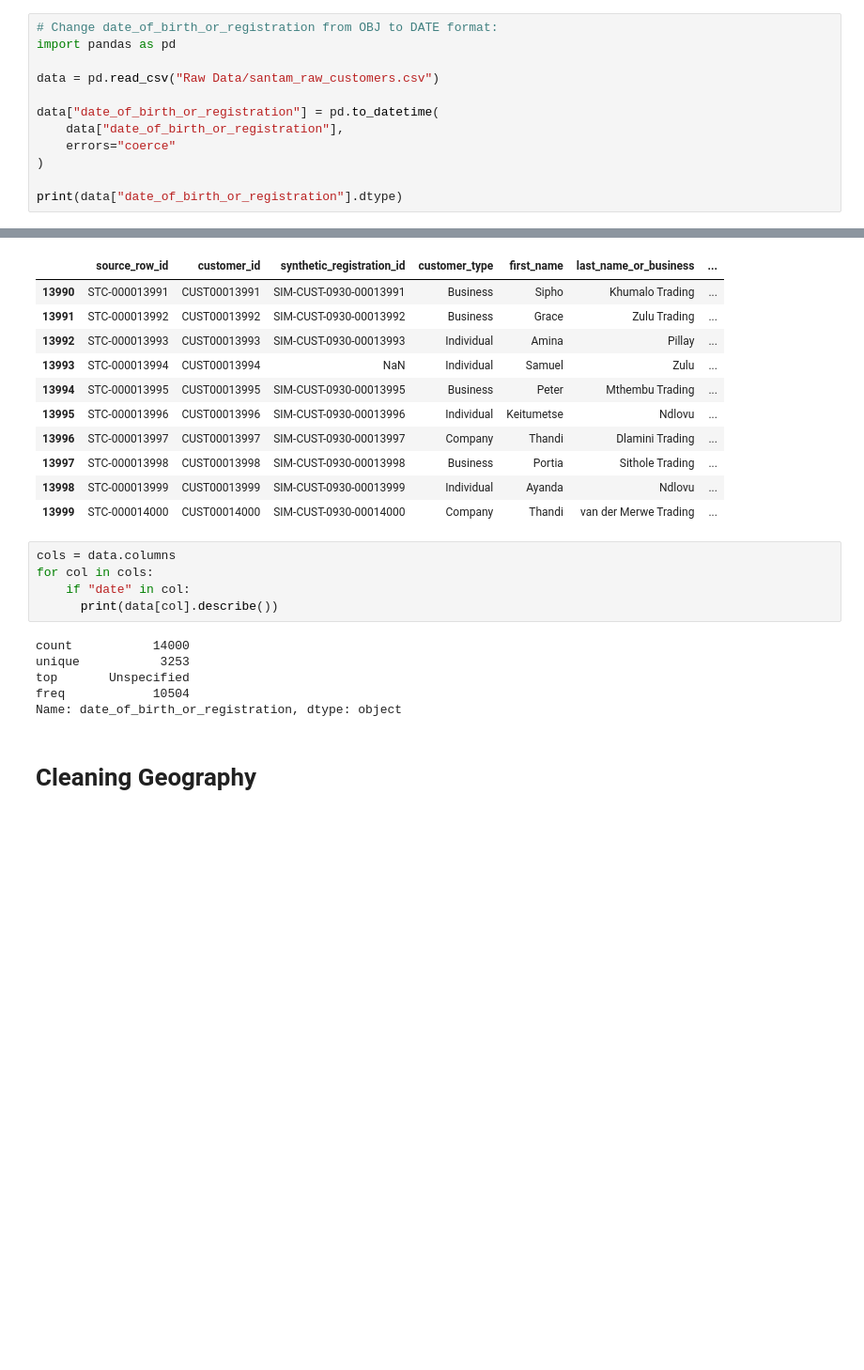
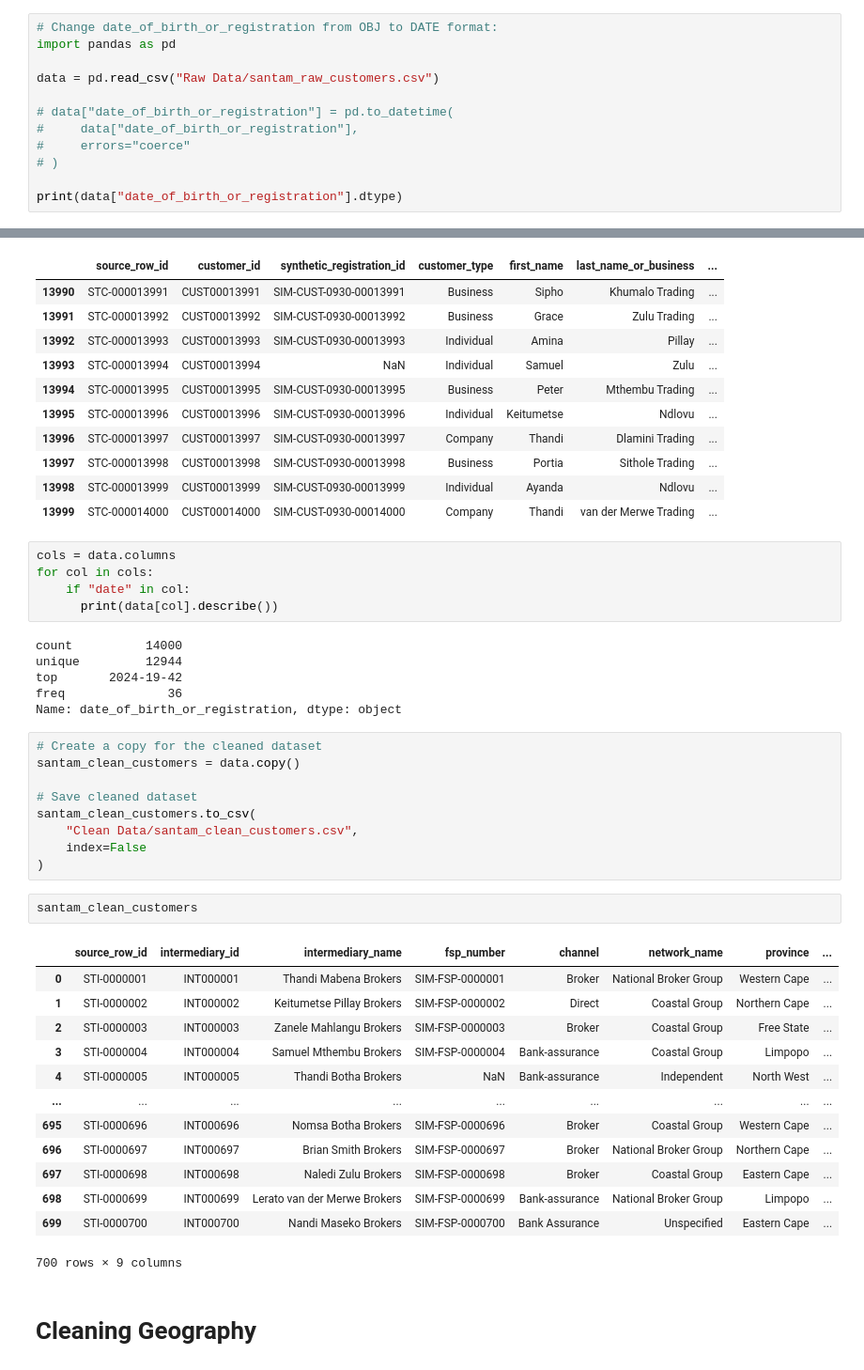
Before and after one commit to SumiK2001/https---github.com-SumiK2001-Santam-Final-Project, a Jupyter notebook: Untitled46.ipynb, the cells around one changed output, grey strips where cells are left out. Shown at 94% size. Drawn from its saved outputs; the diff is of its cells as text; blank space fills up the shorter version.

Commit message:
clean

```diff
--- a/Untitled46.ipynb
+++ b/Untitled46.ipynb
@@ -39,10 +39,10 @@ import pandas as pd
 
 data = pd.read_csv("Raw Data/santam_raw_customers.csv")
 
-data["date_of_birth_or_registration"] = pd.to_datetime(
-    data["date_of_birth_or_registration"],
-    errors="coerce"
-)
+# data["date_of_birth_or_registration"] = pd.to_datetime(
+#     data["date_of_birth_or_registration"],
+#     errors="coerce"
+# )
 
 print(data["date_of_birth_or_registration"].dtype)
 # %% [output]
@@ -132,11 +132,36 @@ for col in cols:
     if "date" in col:
       print(data[col].describe())
 # %% [output]
-count           14000
-unique           3253
-top       Unspecified
-freq            10504
+count          14000
+unique         12944
+top       2024-19-42
+freq              36
 Name: date_of_birth_or_registration, dtype: object
+# %%
+# Create a copy for the cleaned dataset
+santam_clean_customers = data.copy()
+
+# Save cleaned dataset
+santam_clean_customers.to_csv(
+    "Clean Data/santam_clean_customers.csv",
+    index=False
+)
+# %%
+santam_clean_customers
+# %% [output]
+|  | source_row_id | intermediary_id | intermediary_name | fsp_number | channel | network_name | province | ... |
+| 0 | STI-0000001 | INT000001 | Thandi Mabena Brokers | SIM-FSP-0000001 | Broker | National Broker Group | Western Cape | ... |
+| 1 | STI-0000002 | INT000002 | Keitumetse Pillay Brokers | SIM-FSP-0000002 | Direct | Coastal Group | Northern Cape | ... |
+| 2 | STI-0000003 | INT000003 | Zanele Mahlangu Brokers | SIM-FSP-0000003 | Broker | Coastal Group | Free State | ... |
+| 3 | STI-0000004 | INT000004 | Samuel Mthembu Brokers | SIM-FSP-0000004 | Bank-assurance | Coastal Group | Limpopo | ... |
+| 4 | STI-0000005 | INT000005 | Thandi Botha Brokers | NaN | Bank-assurance | Independent | North West | ... |
+| ... | ... | ... | ... | ... | ... | ... | ... | ... |
+| 695 | STI-0000696 | INT000696 | Nomsa Botha Brokers | SIM-FSP-0000696 | Broker | Coastal Group | Western Cape | ... |
+| 696 | STI-0000697 | INT000697 | Brian Smith Brokers | SIM-FSP-0000697 | Broker | National Broker Group | Northern Cape | ... |
+| 697 | STI-0000698 | INT000698 | Naledi Zulu Brokers | SIM-FSP-0000698 | Broker | Coastal Group | Eastern Cape | ... |
+| 698 | STI-0000699 | INT000699 | Lerato van der Merwe Brokers | SIM-FSP-0000699 | Bank-assurance | National Broker Group | Limpopo | ... |
+| 699 | STI-0000700 | INT000700 | Nandi Maseko Brokers | SIM-FSP-0000700 | Bank Assurance | Unspecified | Eastern Cape | ... |
+700 rows × 9 columns
 # %% [markdown]
 # Cleaning Geography #
 # %%
```
Also changed, not shown: parts of 4 cells of this notebook, 1 other file.
